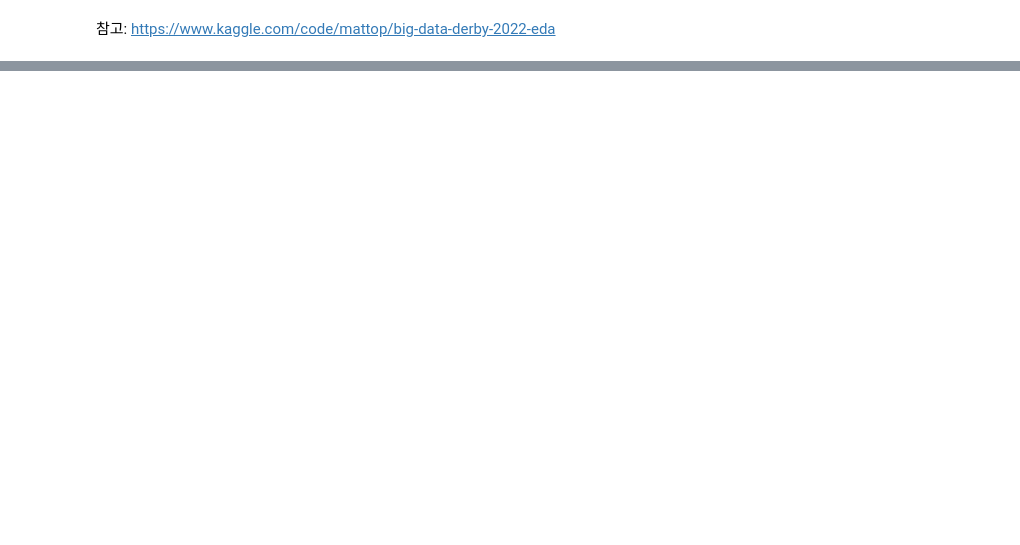
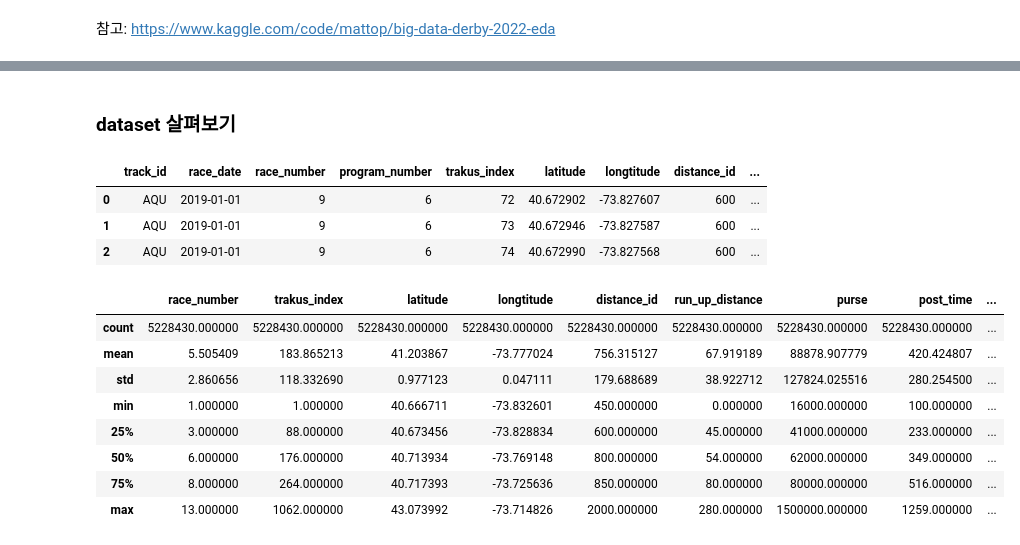
Before and after one commit to MinsooKwak/Kaggle_note, a Jupyter notebook: Data_science/big_data_derby_eda.ipynb, the cells around one changed output, grey strips where cells are left out. Drawn from its saved outputs; the diff is of its cells as text; code cells hidden in the pictures; blank space fills up the shorter version.

Commit message:
Data 살펴보기

```diff
--- a/Data_science/big_data_derby_eda.ipynb
+++ b/Data_science/big_data_derby_eda.ipynb
@@ -35,0 +74,32 @@ colors= ["#FFFFFF", "#6CD4FF", "#F7DF00", "#E60000"]
+# %%
+start_df = pd.read_csv('/content/drive/MyDrive/kaggle/big_data_derby_2022/nyra_start_table.csv')
+race_df = pd.read_csv('/content/drive/MyDrive/kaggle/big_data_derby_2022/nyra_race_table.csv')
+tracking_df = pd.read_csv('/content/drive/MyDrive/kaggle/big_data_derby_2022/nyra_tracking_table.csv')
+nyra_2019 = pd.read_csv('/content/drive/MyDrive/kaggle/big_data_derby_2022/nyra_2019_complete.csv',
+                        names=['track_id','race_date','race_number','program_number','trakus_index',
+                   'latitude','longtitude','distance_id','course_type','track_condition',
+                   'run_up_distance','race_type','purse','post_time','weight_carried',
+                   'jockey','odds','delete'])
+# %% [markdown]
+### dataset 살펴보기
+# %%
+nyra_2019= nyra_2019.drop('delete',axis=1)  # 마지막 열은 기존 예시에 없었으므로 제거
+nyra_2019.head(3)
+# %% [output]
+|  | track_id | race_date | race_number | program_number | trakus_index | latitude | longtitude | distance_id | ... |
+| 0 | AQU | 2019-01-01 | 9 | 6 | 72 | 40.672902 | -73.827607 | 600 | ... |
+| 1 | AQU | 2019-01-01 | 9 | 6 | 73 | 40.672946 | -73.827587 | 600 | ... |
+| 2 | AQU | 2019-01-01 | 9 | 6 | 74 | 40.672990 | -73.827568 | 600 | ... |
+# %%
+nyra_2019.describe().style.background_gradient(cmap= sns.light_palette("Orange",as_cmap=True))
+# palette 안에 여러개의 색상이 포함되어 있기 때문에 as_cmap=True 를 사용해줘야함
+# %% [output]
+|  | race_number | trakus_index | latitude | longtitude | distance_id | run_up_distance | purse | post_time | ... |
+| count | 5228430.000000 | 5228430.000000 | 5228430.000000 | 5228430.000000 | 5228430.000000 | 5228430.000000 | 5228430.000000 | 5228430.000000 | ... |
+| mean | 5.505409 | 183.865213 | 41.203867 | -73.777024 | 756.315127 | 67.919189 | 88878.907779 | 420.424807 | ... |
+| std | 2.860656 | 118.332690 | 0.977123 | 0.047111 | 179.688689 | 38.922712 | 127824.025516 | 280.254500 | ... |
+| min | 1.000000 | 1.000000 | 40.666711 | -73.832601 | 450.000000 | 0.000000 | 16000.000000 | 100.000000 | ... |
+| 25% | 3.000000 | 88.000000 | 40.673456 | -73.828834 | 600.000000 | 45.000000 | 41000.000000 | 233.000000 | ... |
+| 50% | 6.000000 | 176.000000 | 40.713934 | -73.769148 | 800.000000 | 54.000000 | 62000.000000 | 349.000000 | ... |
+| 75% | 8.000000 | 264.000000 | 40.717393 | -73.725636 | 850.000000 | 80.000000 | 80000.000000 | 516.000000 | ... |
+| max | 13.000000 | 1062.000000 | 43.073992 | -73.714826 | 2000.000000 | 280.000000 | 1500000.000000 | 1259.000000 | ... |
```
Also changed, not shown: parts of 13 cells of this notebook.
